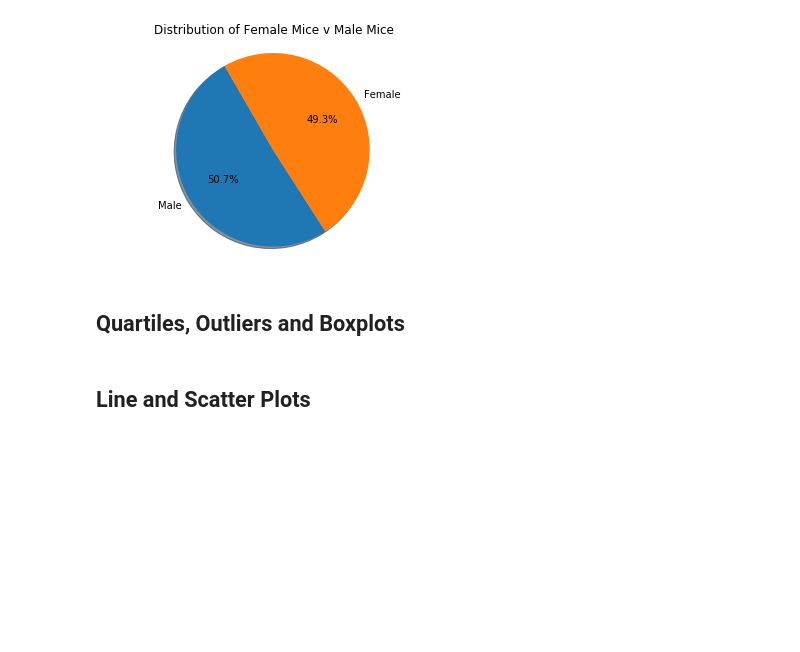
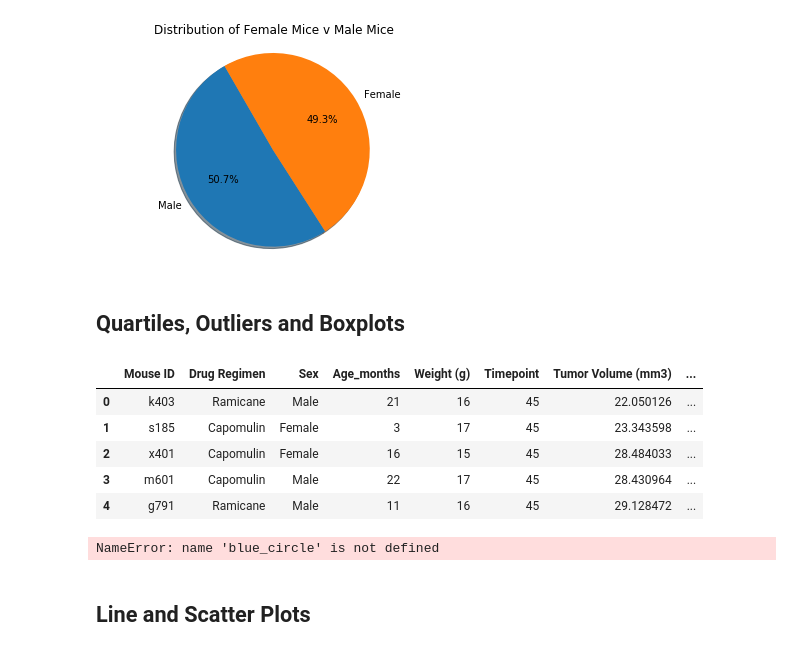
Before and after one commit to priyamittal96/matplotlib-challenge, a Jupyter notebook: pymaceuticals_starter.ipynb, the cells around one changed output. Saved outputs shown, nothing was run; the diff lists cells and outputs as text; code cells hidden in the pictures; blank space fills up the shorter version.

Commit message:
Box plot for all tumor volumes of specified drugs

```diff
--- a/pymaceuticals_starter.ipynb
+++ b/pymaceuticals_starter.ipynb
@@ -147,10 +147,22 @@ plt.show()
 # %%
 # Calculate the final tumor volume of each mouse across four of the treatment regimens:
 # Capomulin, Ramicane, Infubinol, and Ceftamin
-
-
+drug_filter_df = cleaned_df.loc[(cleaned_df["Drug Regimen"] == "Capomulin") |
+               (cleaned_df["Drug Regimen"] == "Ramicane")|
+               (cleaned_df["Drug Regimen"] == "Infubinol")|
+               (cleaned_df["Drug Regimen"] == "Ceftamin"), :]
 
 # Start by getting the last (greatest) timepoint for each mouse
-
-
+mouse_filter_df = drug_filter_df.groupby("Mouse ID").max()
+mouse_filter_df = mouse_filter_df.loc[:,["Timepoint"]].reset_index()
+mouse_filter_df
 # Merge this group df with the original dataframe to get the tumor volume at the last timepoint
+merged_drug_filter_df = pd.merge(drug_filter_df,mouse_filter_df, how = "inner",on = ["Mouse ID","Timepoint"])
+merged_drug_filter_df.head()
+# %% [output]
+|  | Mouse ID | Drug Regimen | Sex | Age_months | Weight (g) | Timepoint | Tumor Volume (mm3) | ... |
+| 0 | k403 | Ramicane | Male | 21 | 16 | 45 | 22.050126 | ... |
+| 1 | s185 | Capomulin | Female | 3 | 17 | 45 | 23.343598 | ... |
+| 2 | x401 | Capomulin | Female | 16 | 15 | 45 | 28.484033 | ... |
+| 3 | m601 | Capomulin | Male | 22 | 17 | 45 | 28.430964 | ... |
+| 4 | g791 | Ramicane | Male | 11 | 16 | 45 | 29.128472 | ... |
@@ -176,3 +169,29 @@ plt.show()
+# %%
+# Generate a box plot of the final tumor volume of each mouse across four regimens of interest
+capomulin = merged_drug_filter_df.loc[merged_drug_filter_df["Drug Regimen"] == "Capomulin",:]
+ramicane = merged_drug_filter_df.loc[merged_drug_filter_df["Drug Regimen"] == "Ramicane",:]
+infubinol = merged_drug_filter_df.loc[merged_drug_filter_df["Drug Regimen"] == "Infubinol",:]
+ceftamin = merged_drug_filter_df.loc[merged_drug_filter_df["Drug Regimen"] == "Ceftamin",:]
+
+capomulin_tumor = capomulin["Tumor Volume (mm3)"]
+ramicane_tumor = ramicane["Tumor Volume (mm3)"]
+infubinol_tumor = infubinol["Tumor Volume (mm3)"]
+ceftamin_tumor = ceftamin["Tumor Volume (mm3)"]
+
+all_tumor_data = [capomulin_tumor,ramicane_tumor,infubinol_tumor,ceftamin_tumor]
+labels = ["Capomulin", "Ramicane", "Infubinol", "Ceftamin"]
+
+plt.boxplot(all_tumor_data, vert=True, patch_artist=True,labels = labels,)
+plt.ylabel("Final Tumor Volume (mm3)")
+plt.xlabel("Drug Regimen")
+plt.title("Final Tumor Volume of Mice per Drug Regimen", fontsize=14, fontweight="bold")
+plt.show()
+
+
+plt.show()
+plt.boxplot?
+# %% [output]
+NameError: name 'blue_circle' is not defined
 # %% [markdown]
 ## Line and Scatter Plots
 # %%
```
Also changed, not shown: parts of 2 cells of this notebook.
